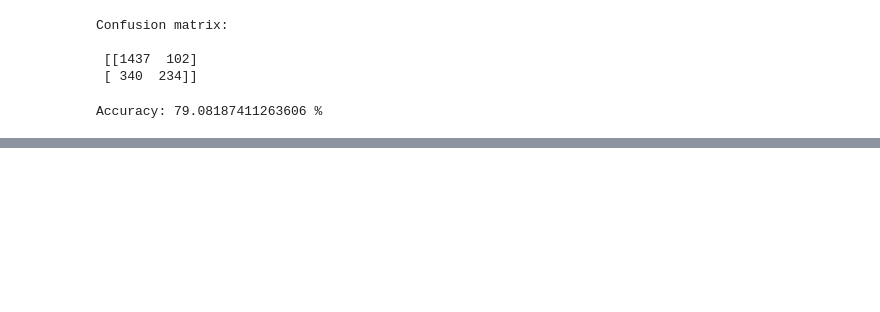
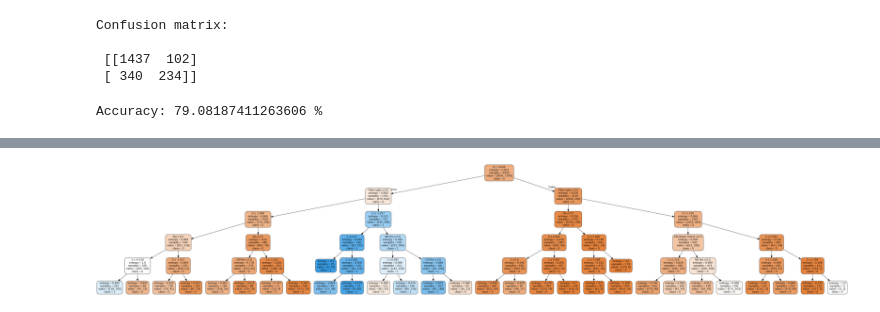
Before and after one commit to SohelRaja/Customer-Churn-Analysis, a Jupyter notebook: Decision Tree/Decision_Tree_Customer_Churn.ipynb, the cells around one changed output, grey strips where cells are left out. Saved outputs shown, nothing was run; the diff lists cells and outputs as text; code cells hidden in the pictures; blank space fills up the shorter version.

```diff
--- a/Decision Tree/Decision_Tree_Customer_Churn.ipynb
+++ b/Decision Tree/Decision_Tree_Customer_Churn.ipynb
@@ -444,0 +530,13 @@ Image(graph.create_png())
+# %%
+dtree_g_l = DecisionTreeClassifier(criterion='entropy',max_depth=5)
+dtree_g_l.fit(X_train,y_train)
+
+dot_data = StringIO()
+export_graphviz(dtree_g_l, out_file=dot_data,
+                filled=True, rounded=True,
+                special_characters=True,feature_names = X.columns,class_names=['0','1'])
+graph = pydotplus.graph_from_dot_data(dot_data.getvalue())
+graph.write_png('tree-max-entropy.png')
+Image(graph.create_png())
+# %% [output]
+[figure, added]
```
Also changed, not shown: parts of 19 cells of this notebook.
